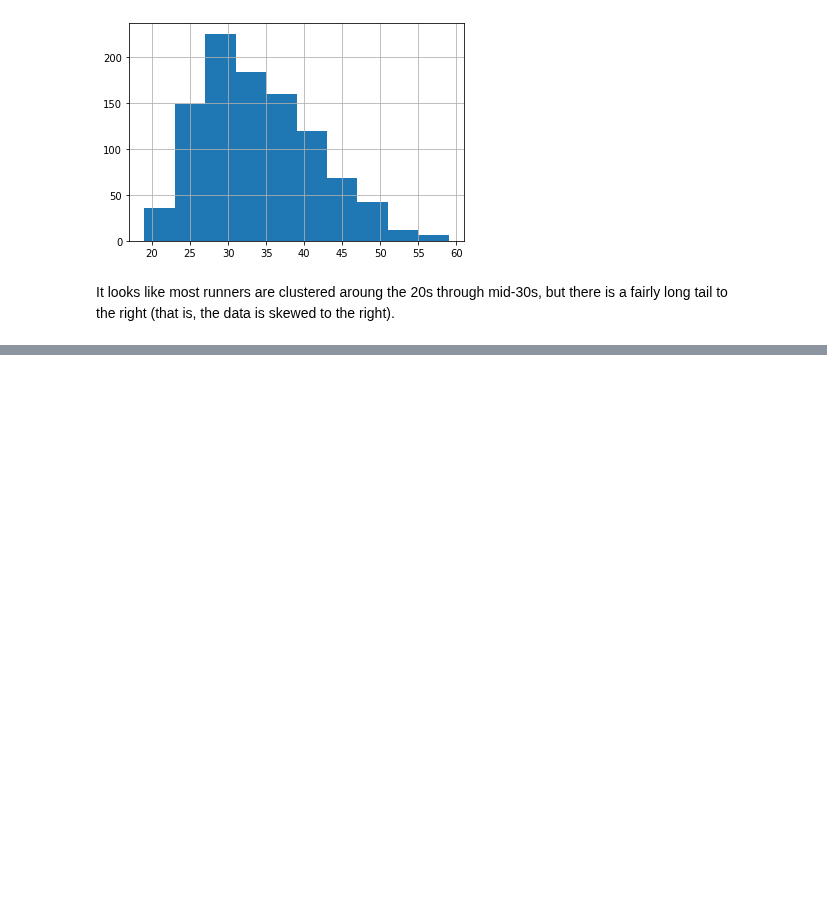
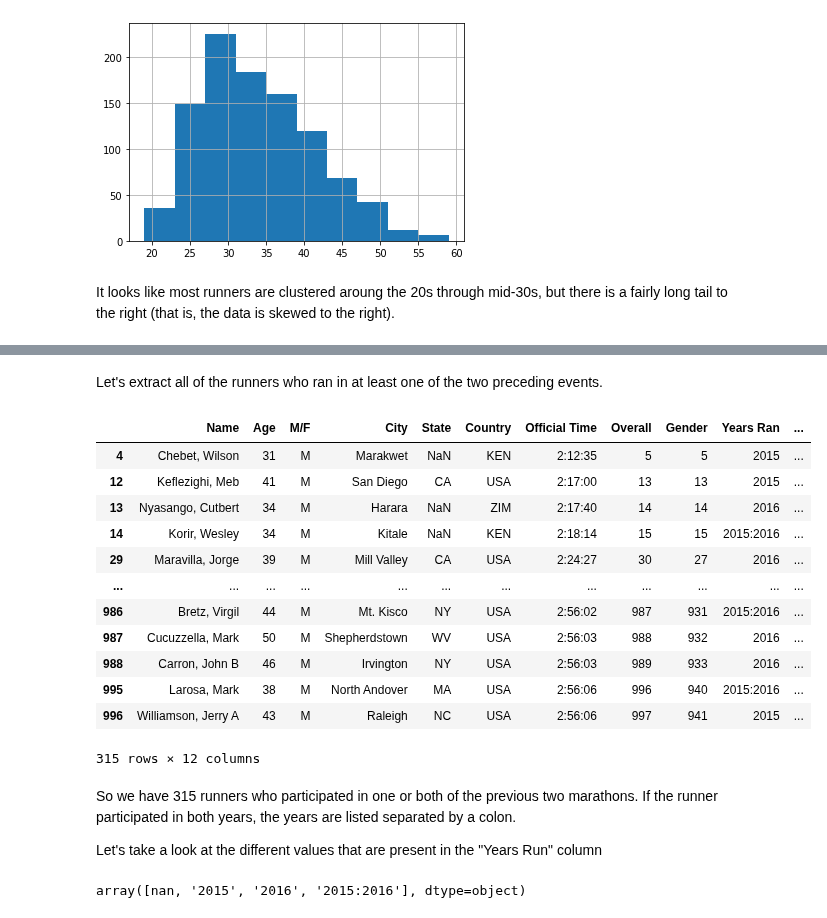
Before and after one commit to jgabunilas/pandas-bootcamp, a Jupyter notebook: Section11_Regex_and_Text_Manipulation/Section11_Regex_and_Text_Manipulation.ipynb, the cells around one changed output, grey strips where cells are left out. Cells and saved outputs as stored; diff of their text form; code cells hidden in the pictures; blank space fills up the shorter version.

```diff
--- a/Section11_Regex_and_Text_Manipulation/Section11_Regex_and_Text_Manipulation.ipynb
+++ b/Section11_Regex_and_Text_Manipulation/Section11_Regex_and_Text_Manipulation.ipynb
@@ -1179,0 +1195,26 @@ It looks like most runners are clustered aroung the 20s through mid-30s, but the
+# %% [markdown]
+Let's extract all of the runners who ran in at least one of the two preceding events.
+# %%
+boston[boston['Years Ran'].notnull()]
+# %% [output]
+|  | Name | Age | M/F | City | State | Country | Official Time | Overall | Gender | Years Ran | ... |
+| 4 | Chebet, Wilson | 31 | M | Marakwet | NaN | KEN | 2:12:35 | 5 | 5 | 2015 | ... |
+| 12 | Keflezighi, Meb | 41 | M | San Diego | CA | USA | 2:17:00 | 13 | 13 | 2015 | ... |
+| 13 | Nyasango, Cutbert | 34 | M | Harara | NaN | ZIM | 2:17:40 | 14 | 14 | 2016 | ... |
+| 14 | Korir, Wesley | 34 | M | Kitale | NaN | KEN | 2:18:14 | 15 | 15 | 2015:2016 | ... |
+| 29 | Maravilla, Jorge | 39 | M | Mill Valley | CA | USA | 2:24:27 | 30 | 27 | 2016 | ... |
+| ... | ... | ... | ... | ... | ... | ... | ... | ... | ... | ... | ... |
+| 986 | Bretz, Virgil | 44 | M | Mt. Kisco | NY | USA | 2:56:02 | 987 | 931 | 2015:2016 | ... |
+| 987 | Cucuzzella, Mark | 50 | M | Shepherdstown | WV | USA | 2:56:03 | 988 | 932 | 2016 | ... |
+| 988 | Carron, John B | 46 | M | Irvington | NY | USA | 2:56:03 | 989 | 933 | 2016 | ... |
+| 995 | Larosa, Mark | 38 | M | North Andover | MA | USA | 2:56:06 | 996 | 940 | 2015:2016 | ... |
+| 996 | Williamson, Jerry A | 43 | M | Raleigh | NC | USA | 2:56:06 | 997 | 941 | 2015 | ... |
+315 rows × 12 columns
+# %% [markdown]
+So we have 315 runners who participated in one or both of the previous two marathons. If the runner participated in both years, the years are listed separated by a colon.
+
+Let's take a look at the different values that are present in the "Years Run" column
+# %%
+boston['Years Ran'].unique()
+# %% [output]
+array([nan, '2015', '2016', '2015:2016'], dtype=object)
```
Also changed, not shown: parts of 20 cells of this notebook.
